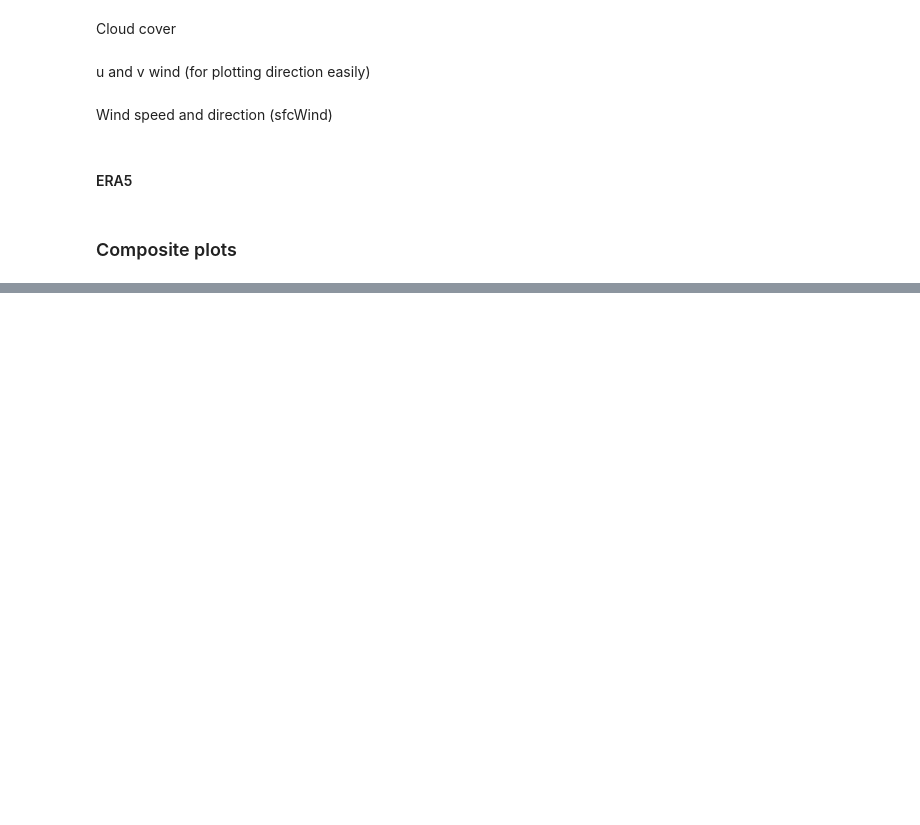
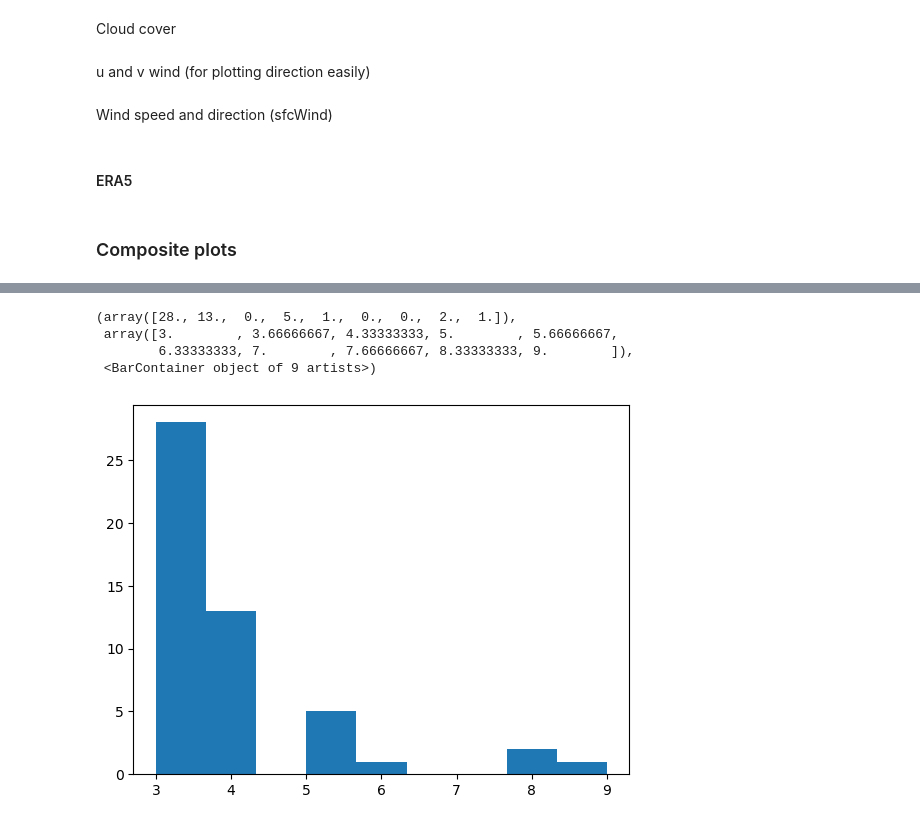
Before and after one commit to dougrichardson/wind_drought, a Jupyter notebook: 13_dynamics.ipynb, the cells around one changed output, grey strips where cells are left out. Drawn from its saved outputs; the diff is of its cells as text; code cells hidden in the pictures; blank space fills up the shorter version.

```diff
--- a/13_dynamics.ipynb
+++ b/13_dynamics.ipynb
@@ -1014,0 +1321,18 @@ for region in list(droughts_subset.keys())[:]:
+# %%
+import xclim as xc
+
+def calc_wdd(timeseries, pctl10):
+    """Calculate wind drought duration (WDDx) for a single timeseries"""
+
+    calm_days = timeseries < pctl10
+    drought_events = xc.indices.run_length.find_events(calm_days, window=1)
+    drought_events = drought_events.assign_coords(
+        time=('event', drought_events['event_start'].data)
+    ).drop_vars('event_start')
+    drought_events = drought_events.swap_dims({'event': 'time'}).dropna('time')
+    # wddx_da = drought_events['event_length'].resample(time='1YS').max()
+    # wddx_times = drought_events['event_length'].resample(time='1YS').map(xr.DataArray.idxmax, dim='time', keep_attrs=True)
+    # wddx_da['time'] = wddx_times
+    # wddx_ds = wddx_da.to_dataset()
+
+    return drought_events
@@ -1014,0 +1345,10 @@ for region in list(droughts_subset.keys())[:]:
+# %%
+wdd = calc_wdd(obs_dict['nem-2030']['sfcWind'], np.percentile(obs_dict['nem-2030']['sfcWind'], 10)).event_length
+# %%
+plt.hist(wdd.where(wdd > 2), bins=9)
+# %% [output]
+(array([28., 13.,  0.,  5.,  1.,  0.,  0.,  2.,  1.]),
+ array([3.        , 3.66666667, 4.33333333, 5.        , 5.66666667,
+        6.33333333, 7.        , 7.66666667, 8.33333333, 9.        ]),
+ <BarContainer object of 9 artists>)
+[figure, added]
```
Also changed, not shown: parts of 28 cells of this notebook, 13 other files.
